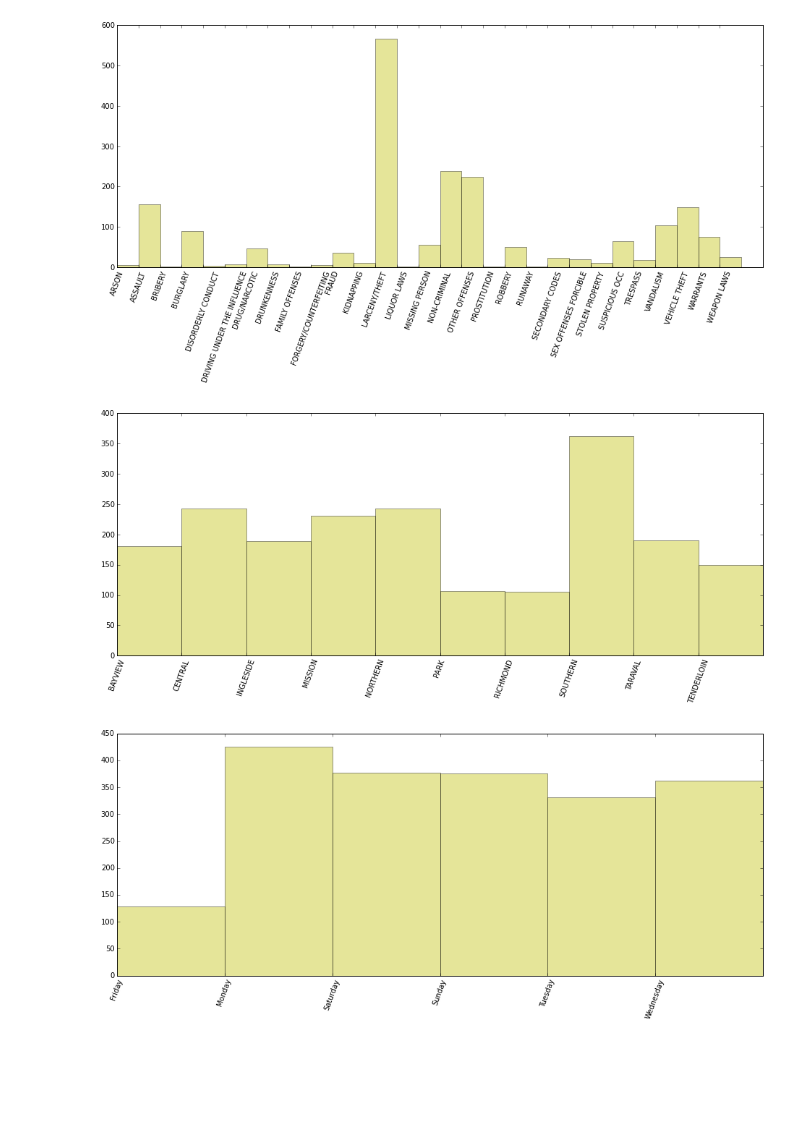
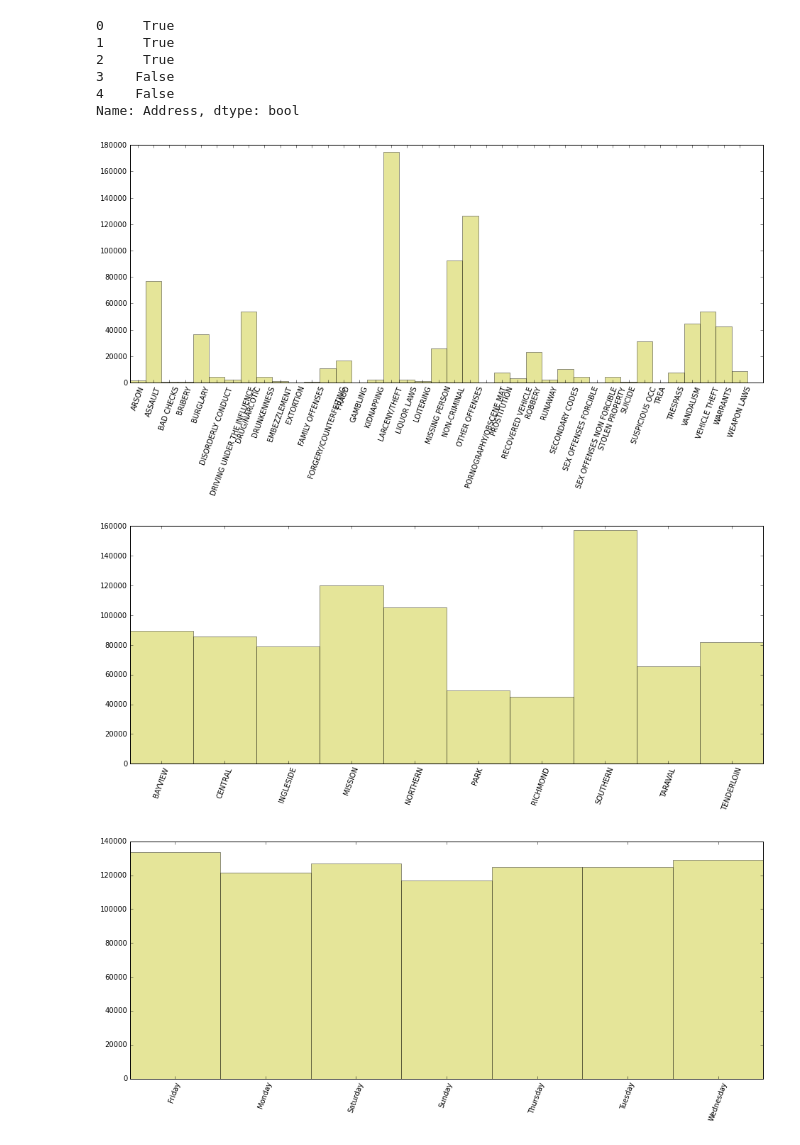
Before and after one commit to Arkenan/tp-datos, a Jupyter notebook: pruebas/features.ipynb, the cells around one changed output. Cells and saved outputs as stored; diff of their text form; code cells hidden in the pictures; blank space fills up the shorter version.

```diff
--- a/pruebas/features.ipynb
+++ b/pruebas/features.ipynb
@@ -10,4 +13,4 @@ with gzip.open('../data/train.csv.gz') as f:
     reader = csv.DictReader(f)
     data = list(islice(reader, 2000))
 # %%
-df = pd.DataFrame.read_csv('../data/train.csv.gz')
+train = pd.read_csv('../data/train.csv.gz', parse_dates=True)
@@ -15,0 +30,4 @@ df.
+# %%
+df = train[['PdDistrict']]
+df['Day'] = train['DayOfWeek']
+df['Hour'], df['Month'], df['Year'] = zip(*train['Dates'].apply(get_dates))
@@ -15,0 +45,2 @@ df.
+# %%
+df['IsIntersection'] = train.Address.map(lambda x: '/' in x)
@@ -26,22 +62,31 @@ df.head()
+# %%
+df.IsIntersection.head()
+# %% [output]
+0     True
+1     True
+2     True
+3    False
+4    False
+Name: Address, dtype: bool
 # %%
 %matplotlib inline
 
-def graph_bars(items):
+def graph_bars(items, width=16, alt_labels=None):
     labels, counts = np.unique(items, return_counts=True)
     index = np.arange(len(counts))
-    plt.figure(figsize=(16,6))
+    plt.figure(figsize=(width,6))
     plt.bar(index, counts, 1, alpha=0.4, color='y', label='Bars')
-    plt.xticks(index, labels, rotation=70)
+    plt.xticks(index + 0.5, alt_labels or labels, rotation=70)
     return plt
 # %%
-graph_bars(df.Category[:2000]).show()
+graph_bars(train.Category).show()
 # %% [output]
-[figure, old version]
+[figure, new version]
 # %%
-graph_bars(df.PdDistrict[:2000]).show()
+graph_bars(df.PdDistrict).show()
 # %% [output]
-[figure, old version]
+[figure, new version]
 # %%
-graph_bars(df.DayOfWeek[:2000]).show()
+graph_bars(df.Day).show()
 # %% [output]
-[figure, old version]
+[figure, new version]
```
Also changed, not shown: parts of 10 cells of this notebook.
